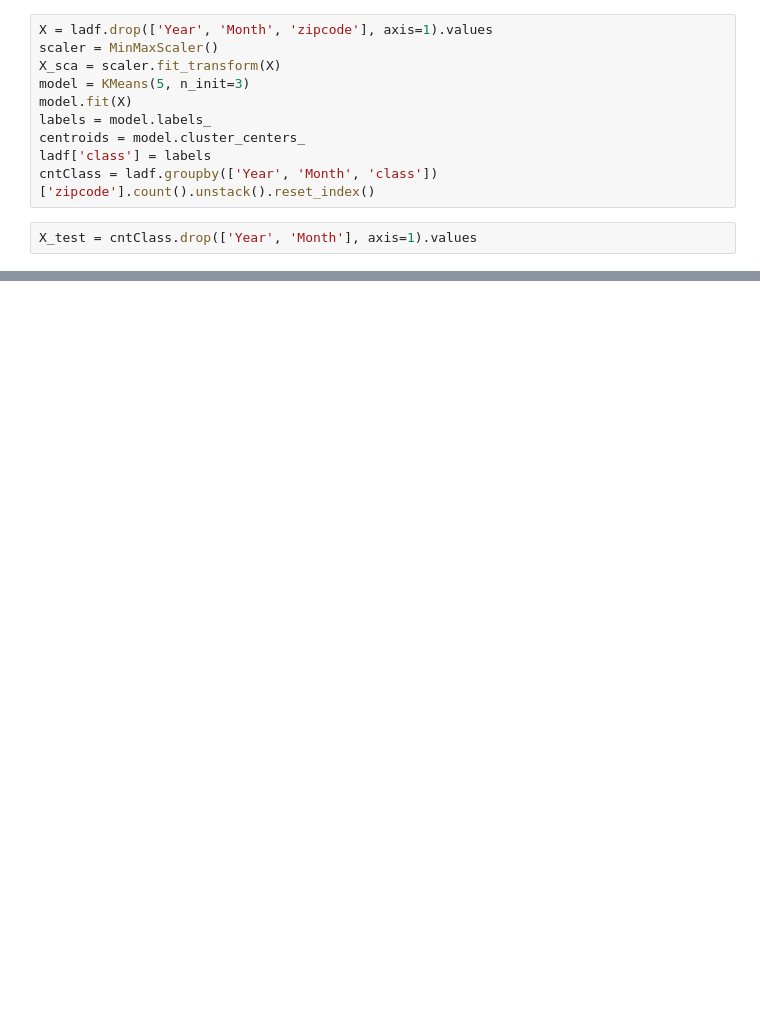
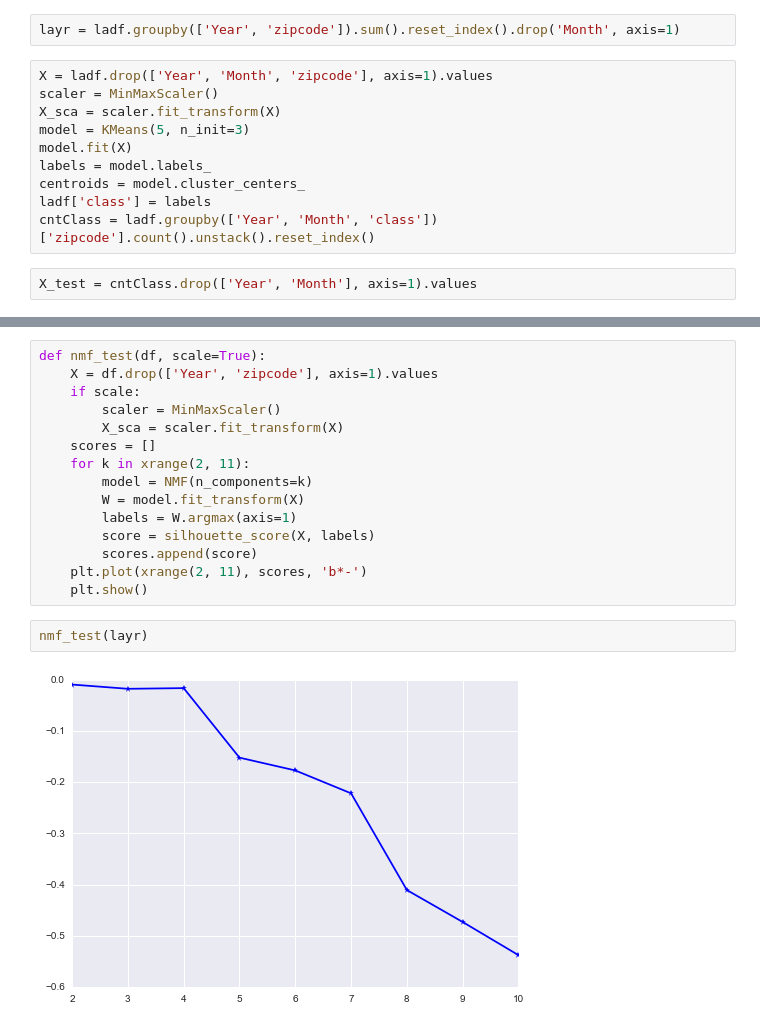
Before and after one commit to livenb/crime_prediction, a Jupyter notebook: compare_city.ipynb, the cells around one changed output, grey strips where cells are left out. Saved outputs shown, nothing was run; the diff lists cells and outputs as text; blank space fills up the shorter version.

```diff
--- a/compare_city.ipynb
+++ b/compare_city.ipynb
@@ -7,5 +11,7 @@ from sklearn.cluster import KMeans
 # %%
 ladf = pd.read_csv('data/ladf.csv')
+# %%
+layr = ladf.groupby(['Year', 'zipcode']).sum().reset_index().drop('Month', axis=1)
 # %%
 X = ladf.drop(['Year', 'Month', 'zipcode'], axis=1).values
 scaler = MinMaxScaler()
@@ -26,0 +57,19 @@ plt.show()
+# %%
+def nmf_test(df, scale=True):
+    X = df.drop(['Year', 'zipcode'], axis=1).values
+    if scale:
+        scaler = MinMaxScaler()
+        X_sca = scaler.fit_transform(X)
+    scores = []
+    for k in xrange(2, 11):
+        model = NMF(n_components=k)
+        W = model.fit_transform(X)
+        labels = W.argmax(axis=1)
+        score = silhouette_score(X, labels)
+        scores.append(score)
+    plt.plot(xrange(2, 11), scores, 'b*-')
+    plt.show()
+# %%
+nmf_test(layr)
+# %% [output]
+[figure, added]
```
Also changed, not shown: parts of 17 cells of this notebook, 1 other file.
